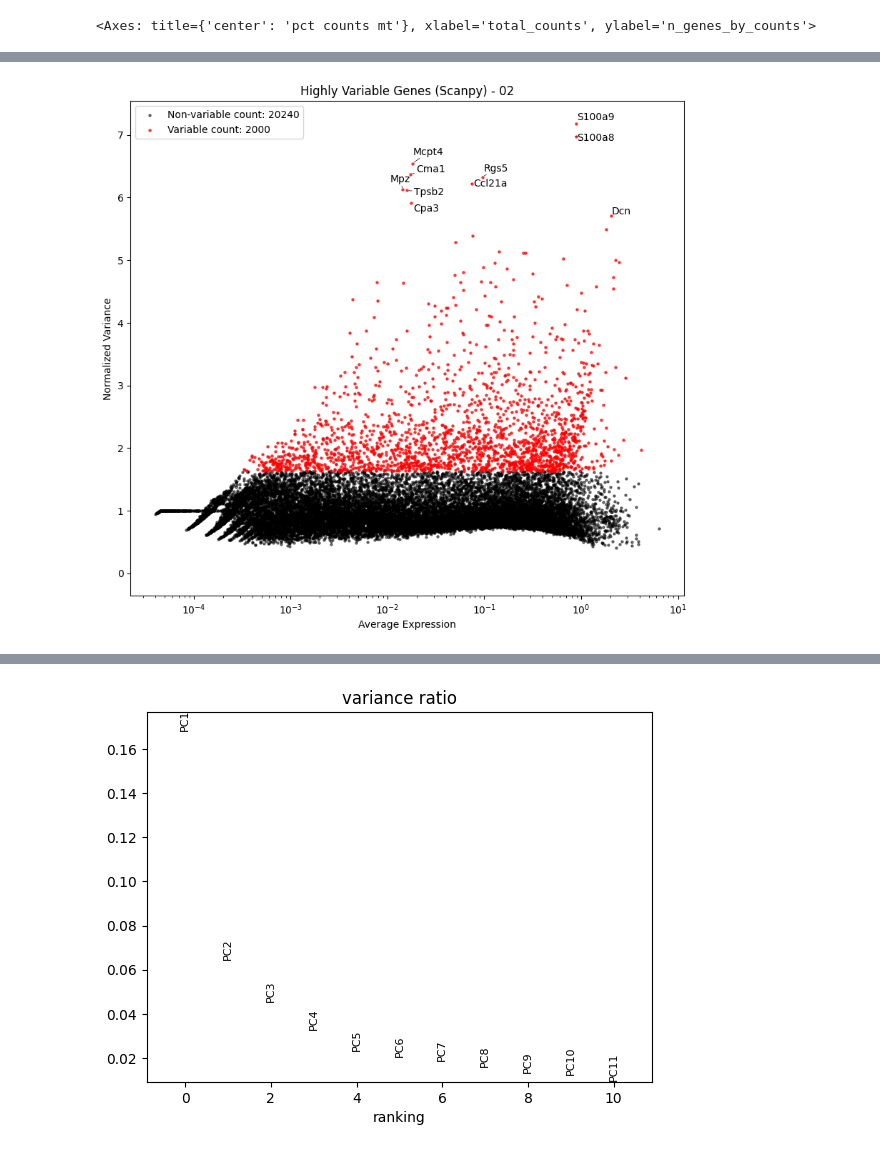
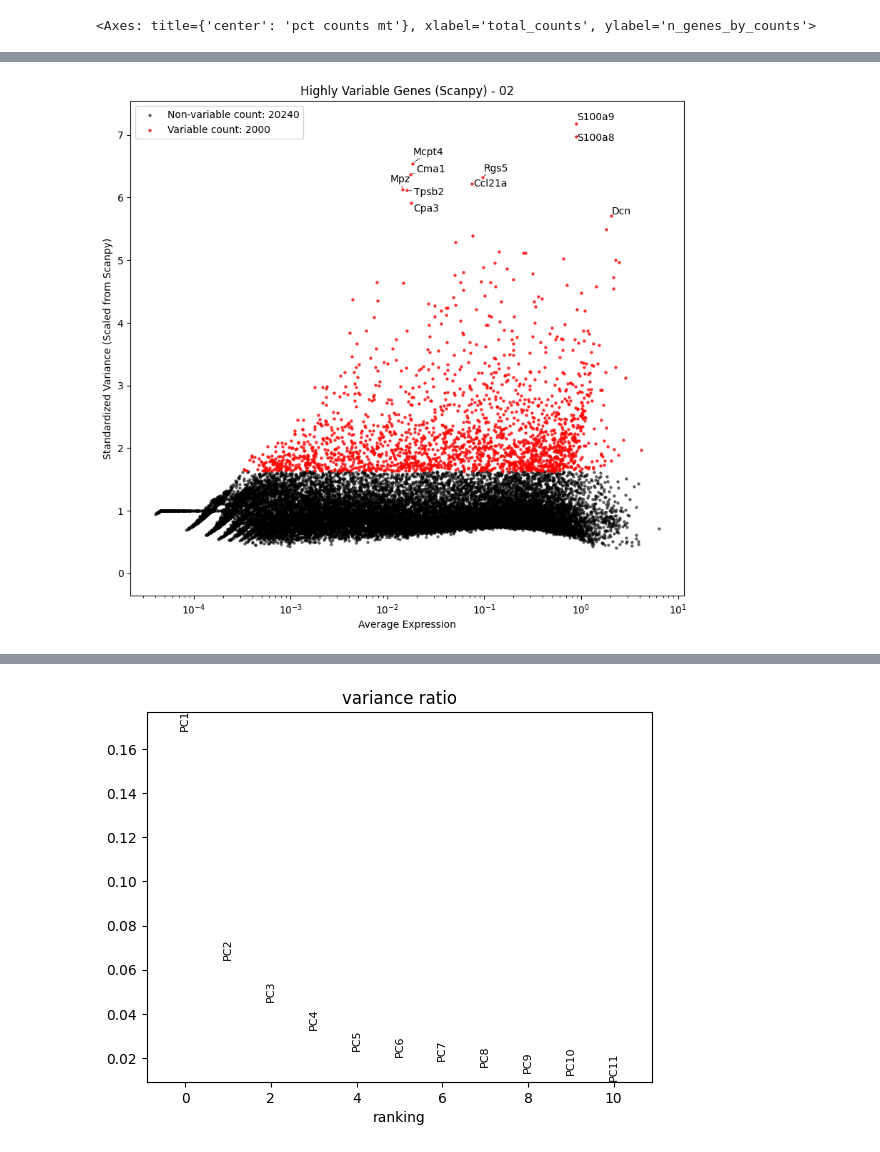
Before and after one commit to snsaiphoo/cis6060_finalproject, a Jupyter notebook: 02_GSE306253.ipynb, the cells around one changed output, grey strips where cells are left out. Cells and saved outputs as stored; diff of their text form; code cells hidden in the pictures.

```diff
--- a/02_GSE306253.ipynb
+++ b/02_GSE306253.ipynb
@@ -144,37 +144,37 @@ plt.scatter(means[hvg], var[hvg], s=5, color="red", alpha=0.7)
 
 plt.xscale("log")
 plt.xlabel("Average Expression")
-plt.ylabel("Normalized Variance")
+plt.ylabel("Standardized Variance (Scaled from Scanpy)")
 
 plt.legend([
     f"Non-variable count: {(~hvg).sum()}",
     f"Variable count: {hvg.sum()}"
 ])
 
 plt.title("Highly Variable Genes (Scanpy) - 02")
 
 # Top genes
 top_genes = adata.var[adata.var["highly_variable"]] \
     .sort_values("variances_norm", ascending=False) \
     .head(10)
 
 texts = []
 
 for gene in top_genes.index:
     x = adata.var.loc[gene, "means"]
     y = adata.var.loc[gene, "variances_norm"]
 
     texts.append(plt.text(x, y, gene, fontsize=10))
 
 adjust_text(
     texts,
     arrowprops=dict(arrowstyle="-", color="black", lw=0.5),
 )
 
 plt.savefig("scanpy_02/hvg_scanpy_02.png", dpi=300, bbox_inches="tight")
 plt.show()
 # %% [output]
-[figure, old version]
+[figure, new version]
 # %%
 # HVG
 scanpy_hvg = adata.var_names[adata.var["highly_variable"]]
```
Also changed, not shown: parts of 13 cells of this notebook, 19 other files.
